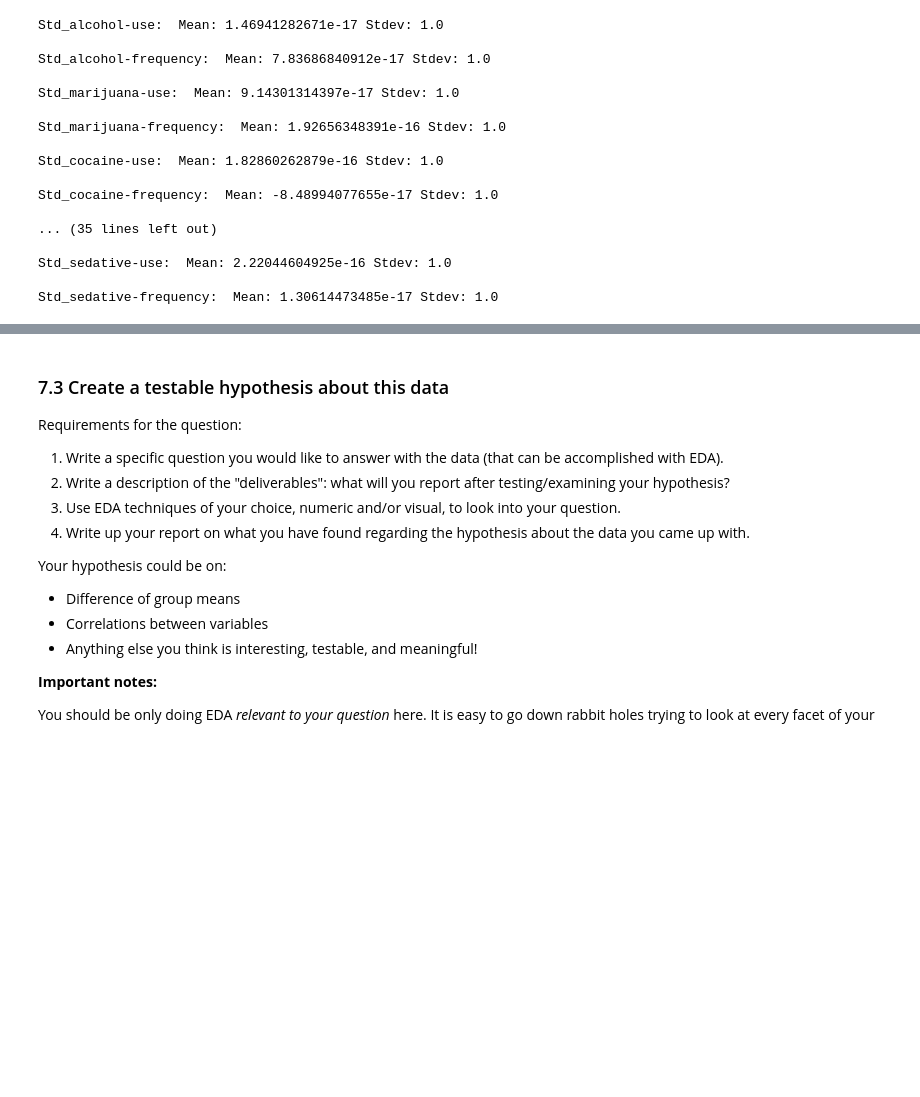
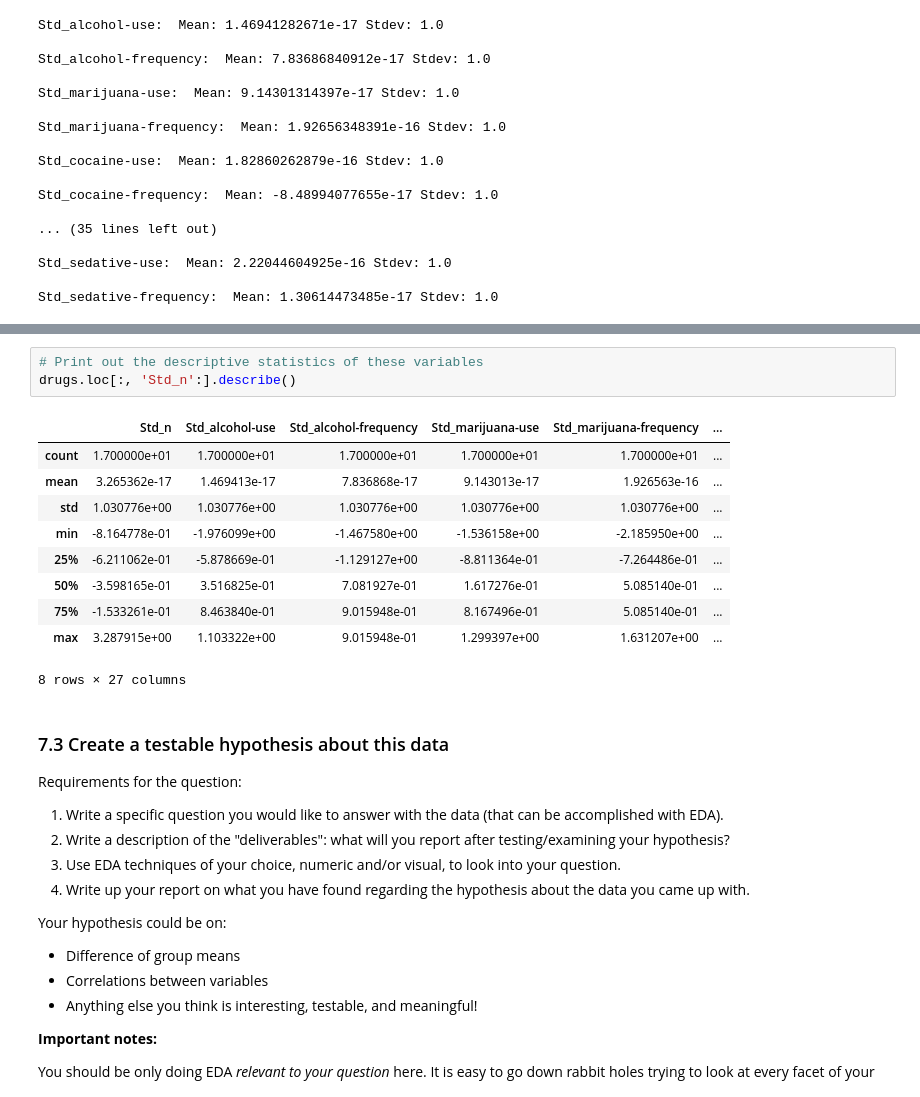
Before and after one commit to omars90/DSI_02, a Jupyter notebook: project-two/project-02-v2-starter-code.ipynb, the cells around one changed output, grey strips where cells are left out. Saved outputs shown, nothing was run; the diff lists cells and outputs as text; blank space fills up the shorter version.

```diff
--- a/project-two/project-02-v2-starter-code.ipynb
+++ b/project-two/project-02-v2-starter-code.ipynb
@@ -761,4 +819,18 @@ max              3.512263e+00
 [figure]
+# %%
+# Print out the descriptive statistics of these variables
+drugs.loc[:, 'Std_n':].describe()
+# %% [output]
+|  | Std_n | Std_alcohol-use | Std_alcohol-frequency | Std_marijuana-use | Std_marijuana-frequency | ... |
+| count | 1.700000e+01 | 1.700000e+01 | 1.700000e+01 | 1.700000e+01 | 1.700000e+01 | ... |
+| mean | 3.265362e-17 | 1.469413e-17 | 7.836868e-17 | 9.143013e-17 | 1.926563e-16 | ... |
+| std | 1.030776e+00 | 1.030776e+00 | 1.030776e+00 | 1.030776e+00 | 1.030776e+00 | ... |
+| min | -8.164778e-01 | -1.976099e+00 | -1.467580e+00 | -1.536158e+00 | -2.185950e+00 | ... |
+| 25% | -6.211062e-01 | -5.878669e-01 | -1.129127e+00 | -8.811364e-01 | -7.264486e-01 | ... |
+| 50% | -3.598165e-01 | 3.516825e-01 | 7.081927e-01 | 1.617276e-01 | 5.085140e-01 | ... |
+| 75% | -1.533261e-01 | 8.463840e-01 | 9.015948e-01 | 8.167496e-01 | 5.085140e-01 | ... |
+| max | 3.287915e+00 | 1.103322e+00 | 9.015948e-01 | 1.299397e+00 | 1.631207e+00 | ... |
+8 rows × 27 columns
 # %% [markdown]
 ### 7.3 Create a testable hypothesis about this data
 
```
Also changed, not shown: parts of 57 cells of this notebook.
